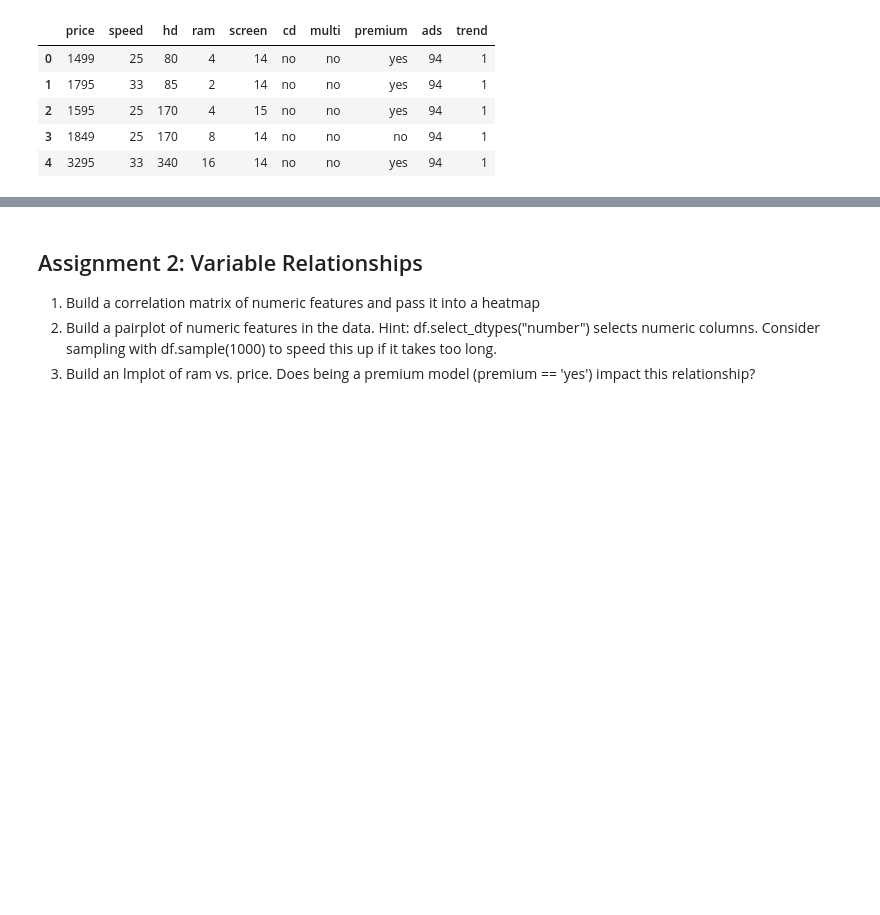
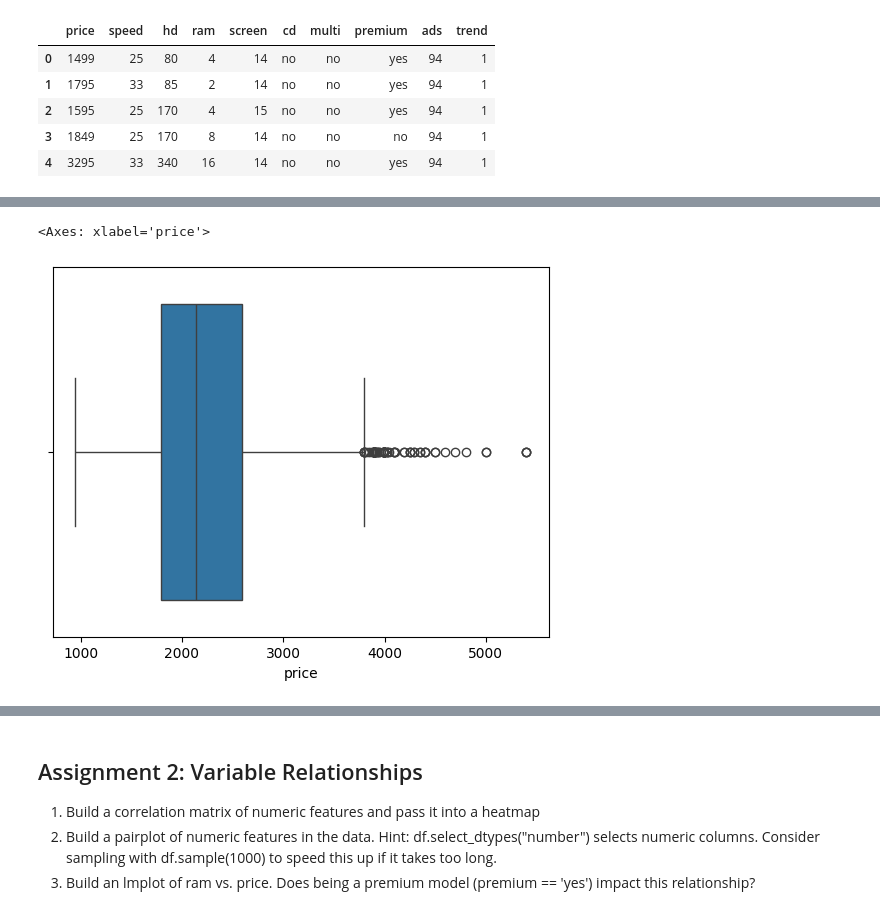
Before and after one commit to donatas-ruzgys/VSCode, a Jupyter notebook: 05_Regressions/2026-02-18_1st_lesson/Assignments/01_EDA_assignments.ipynb, the cells around one changed output, grey strips where cells are left out. Drawn from its saved outputs; the diff is of its cells as text; code cells hidden in the pictures; blank space fills up the shorter version.

```diff
--- a/05_Regressions/2026-02-18_1st_lesson/Assignments/01_EDA_assignments.ipynb
+++ b/05_Regressions/2026-02-18_1st_lesson/Assignments/01_EDA_assignments.ipynb
@@ -20,0 +60,5 @@ computers.head()
+# %%
+sns.boxplot(x=computers["price"])
+# %% [output]
+<Axes: xlabel='price'>
+[figure, added]
```
Also changed, not shown: parts of 17 cells of this notebook.
